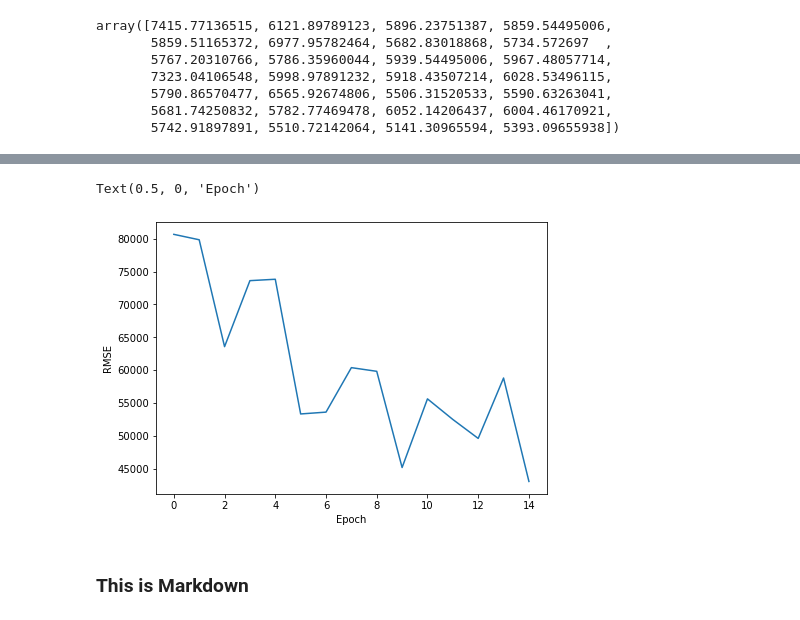
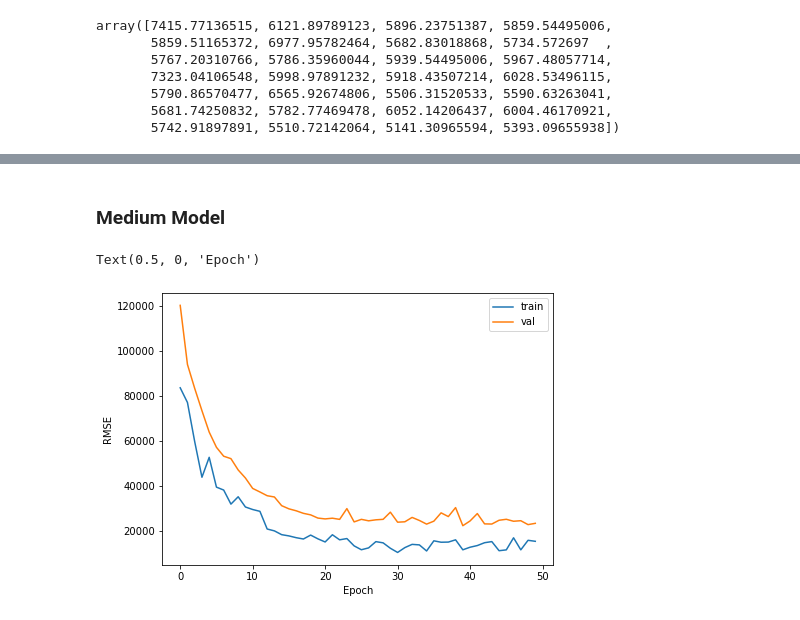
Before and after one commit to malomaye/asl-energy-forecasting, a Jupyter notebook: notebooks/first_dnn.ipynb, the cells around one changed output, grey strips where cells are left out. Cells and saved outputs as stored; diff of their text form; code cells hidden in the pictures.

Commit message:
save model code

```diff
--- a/notebooks/first_dnn.ipynb
+++ b/notebooks/first_dnn.ipynb
@@ -111,22 +111,22 @@ def get_model_outputs(inputs):
     # hf = layers.Dense(28*2, activation="relu", name="h3")(h2)
 
     # medium model
-    h1 = layers.Dense(28*100, activation="relu", name="h1")(inputs)
-    h2 = layers.Dense(28*50, activation="relu", name="h2")(h1)
-    h3 = layers.Dense(28*25, activation="relu", name="h3")(h2)
-    h4 = layers.Dense(28*12, activation="relu", name="h4")(h3)
-    h5 = layers.Dense(28*4, activation="relu", name="h5")(h4)
-    hf = layers.Dense(28*2, activation="relu", name="h6")(h5)
+    # h1 = layers.Dense(28*100, activation="relu", name="h1")(inputs)
+    # h2 = layers.Dense(28*50, activation="relu", name="h2")(h1)
+    # h3 = layers.Dense(28*25, activation="relu", name="h3")(h2)
+    # h4 = layers.Dense(28*12, activation="relu", name="h4")(h3)
+    # h5 = layers.Dense(28*4, activation="relu", name="h5")(h4)
+    # hf = layers.Dense(28*2, activation="relu", name="h6")(h5)
 
     # # large model
-    # h1 = layers.Dense(28*200, activation="relu", name="h1")(inputs)
-    # h2 = layers.Dense(28*100, activation="relu", name="h2")(h1)
-    # h3 = layers.Dense(28*50, activation="relu", name="h3")(h2)
-    # h4 = layers.Dense(28*25, activation="relu", name="h4")(h3)
-    # h5 = layers.Dense(28*12, activation="relu", name="h5")(h4)
-    # h6 = layers.Dense(28*6, activation="relu", name="h6")(h5)
-    # h7 = layers.Dense(28*4, activation="relu", name="h7")(h6)
-    # hf = layers.Dense(28*2, activation="relu", name="h8")(h7)
+    h1 = layers.Dense(28*200, activation="relu", name="h1")(inputs)
+    h2 = layers.Dense(28*100, activation="relu", name="h2")(h1)
+    h3 = layers.Dense(28*50, activation="relu", name="h3")(h2)
+    h4 = layers.Dense(28*25, activation="relu", name="h4")(h3)
+    h5 = layers.Dense(28*12, activation="relu", name="h5")(h4)
+    h6 = layers.Dense(28*6, activation="relu", name="h6")(h5)
+    h7 = layers.Dense(28*4, activation="relu", name="h7")(h6)
+    hf = layers.Dense(28*2, activation="relu", name="h8")(h7)
 
     # Final output is a linear activation because this is regression
     output = layers.Dense(units=28, activation="linear", name="energy")(hf)
@@ -174,8 +203,9 @@ def build_dnn_model(LR):
 LR = 0.00001
 TRAIN_BATCH_SIZE = 64
 TEST_BATCH_SIZE = 1000
-NUM_TRAIN_EXAMPLES = 10000 * 5  # training dataset repeats, it'll wrap around
-NUM_EVALS = 15  # how many times to evaluate
+NUM_TRAIN_EXAMPLES = train_df.shape[0]
+#NUM_TRAIN_EXAMPLES = train_df.shape[0] * 1000  # training dataset repeats, it'll wrap around
+NUM_EVALS = 50  # how many times to evaluate
 # Enough to get a reasonable sample, but not so much that it slows down
 NUM_EVAL_EXAMPLES = 10000
 
@@ -184,10 +214,10 @@ trainds = df_to_dataset(
     col_dict['STRING_COLS'] + col_dict['NUMERIC_COLS'],
     col_dict['LABEL_COLUMNS'],
     shuffle=True,
-    batch_size=TRAIN_BATCH_SIZE)
+    batch_size=TRAIN_BATCH_SIZE).repeat()
 
 evalds = df_to_dataset(
-    train_df,
+    eval_df,
     col_dict['STRING_COLS'] + col_dict['NUMERIC_COLS'],
     col_dict['LABEL_COLUMNS'],
     shuffle=False,
@@ -196,6 +226,7 @@ evalds = df_to_dataset(
 model = build_dnn_model(LR)
 
 steps_per_epoch = NUM_TRAIN_EXAMPLES // (TRAIN_BATCH_SIZE * NUM_EVALS)
+print(f'steps_per_epoch:{steps_per_epoch}')
 
 logdir = os.path.join(
     "logs", datetime.datetime.now().strftime("%Y%m%d-%H%M%S"))
@@ -207,5 +238,6 @@ history = model.fit(
     validation_data=evalds,
     epochs=NUM_EVALS,
     steps_per_epoch=steps_per_epoch,
-    callbacks=[tensorboard_callback])
+    #callbacks=[tensorboard_callback]
+)
 # %% [output]
@@ -262,11 +302,12 @@ Epoch 15/15
+# %% [markdown]
+### Medium Model
 # %%
 fig = plt.figure(figsize=(7, 5))
-sns.lineplot(x=range(len(history.history['rmse'])), y=history.history['rmse'])
+sns.lineplot(x=range(len(history.history['rmse'])), y=history.history['rmse'], label='train')
+sns.lineplot(x=range(len(history.history['val_rmse'])), y=history.history['val_rmse'], label='val')
 plt.ylabel('RMSE')
 plt.xlabel('Epoch')
 #plt.title(f'Batch Size = {batch_size}, LR = {LR}, Model = {model_desc}')
 # %% [output]
 Text(0.5, 0, 'Epoch')
-[figure, old version]
+[figure, new version]
-# %% [markdown]
-### This is Markdown
```
Also changed, not shown: parts of 13 cells of this notebook.
